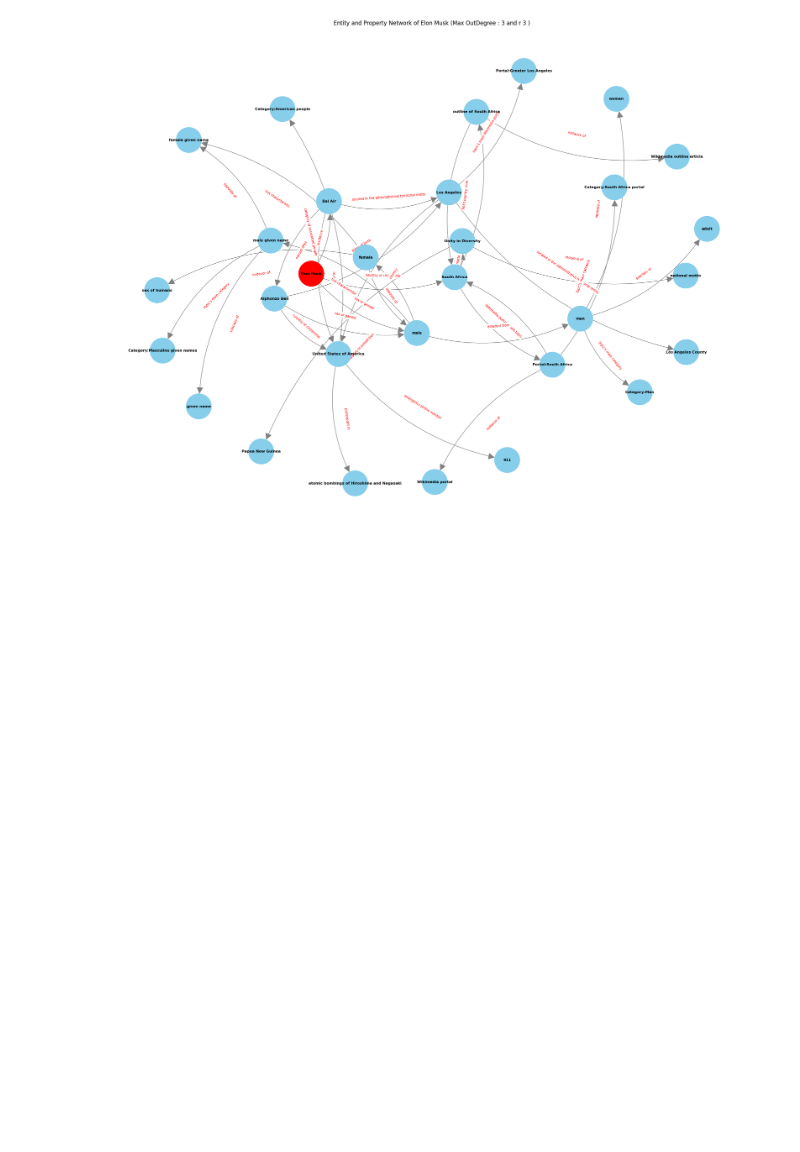
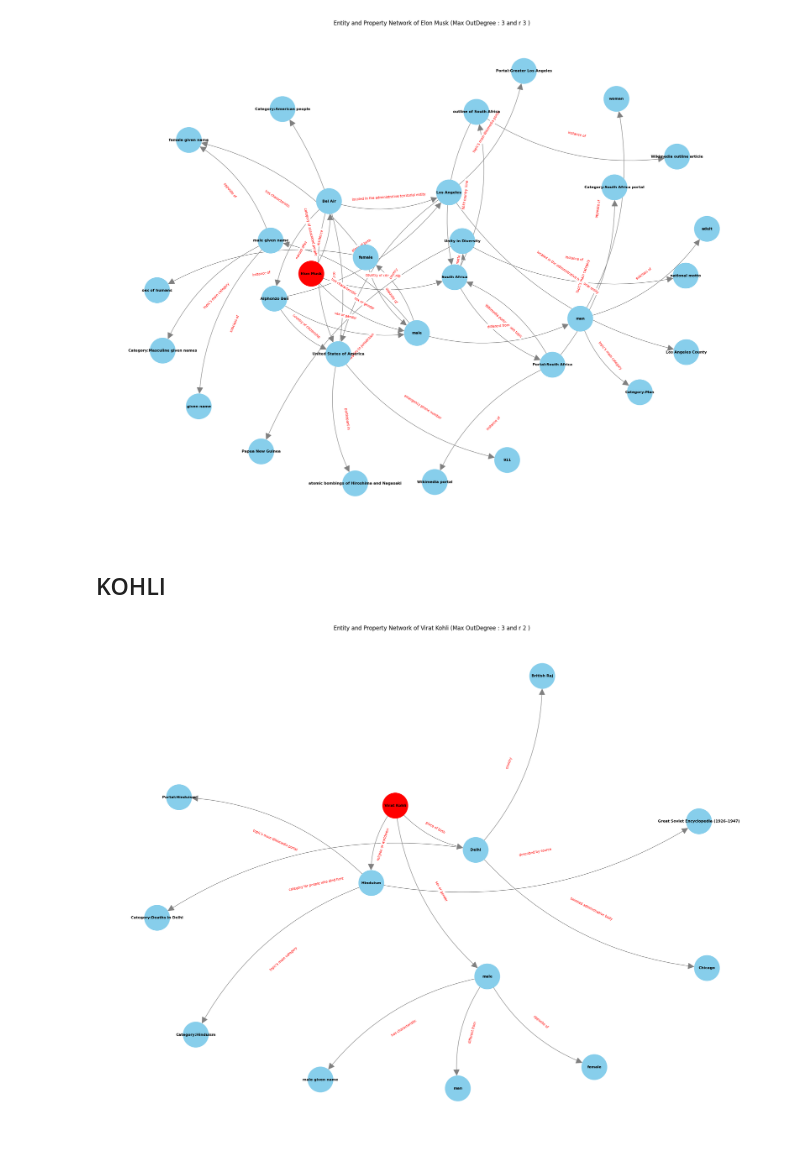
Before and after one commit to Aryan-ki-codepanti/wikiDataPy, a Jupyter notebook: WikiDataPy/GrapherPlot.ipynb, the cells around one changed output. Drawn from its saved outputs; the diff is of its cells as text; code cells hidden in the pictures; blank space fills up the shorter version.

Commit message:
added named plots

```diff
--- a/WikiDataPy/GrapherPlot.ipynb
+++ b/WikiDataPy/GrapherPlot.ipynb
@@ -61,3 +61,12 @@ elonG.buildGraph(r=3,out_degree=3)
 elonG.plotNamedGraph()
 # %% [output]
 [figure]
+# %% [markdown]
+## KOHLI
+# %%
+# G = WikiGraph(src_name="virat kohli")
+G = WikiGraph(src_id="Q213854")
+G.buildGraph(r=2)
+G.plotNamedGraph("../plots/demo/kohli.png")
+# %% [output]
+[figure, added]
```
Also changed, not shown: 1 other file.
